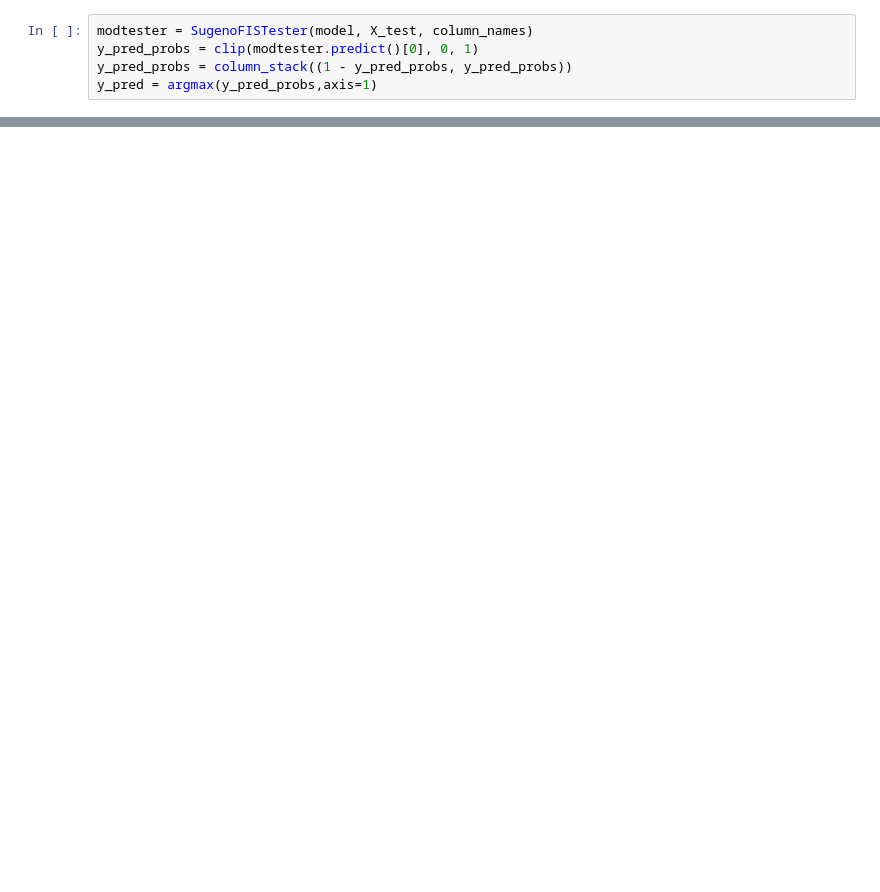
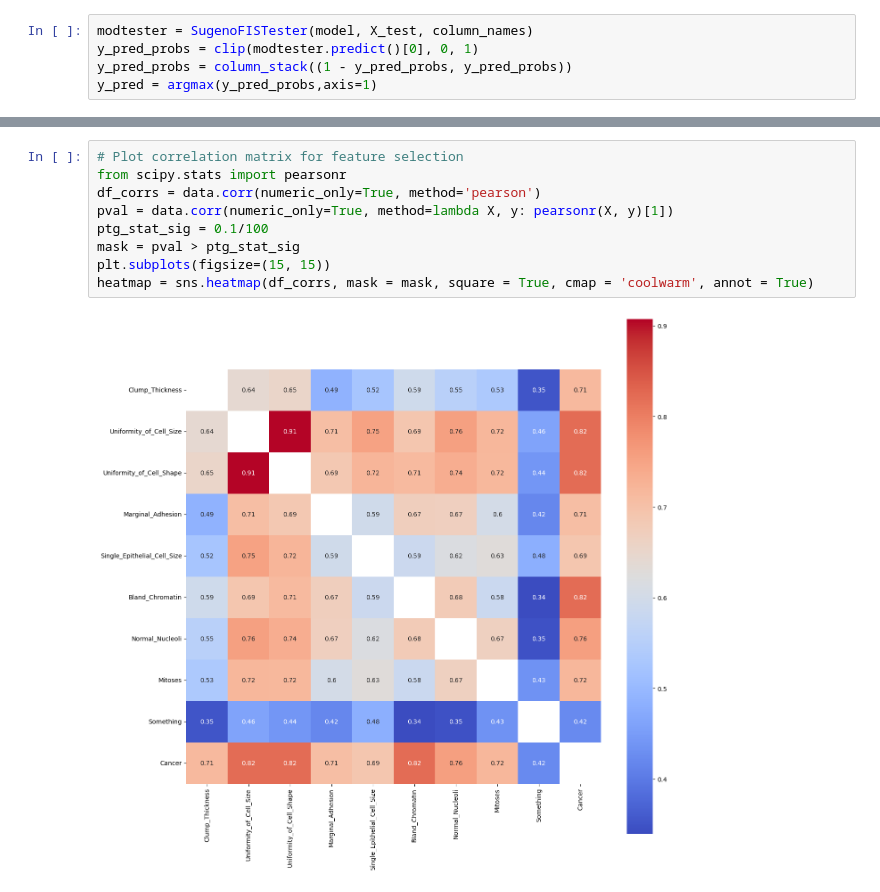
Before and after one commit to oseNATiO/First-Assignment_IntelligentSystems, a Jupyter notebook: first_assignment/data/ClassificationWisconsin.ipynb, the cells around one changed output, grey strips where cells are left out. Saved outputs shown, nothing was run; the diff lists cells and outputs as text; blank space fills up the shorter version.

Commit message:
Classification final version, includes new model and correlation matrix

```diff
--- a/first_assignment/data/ClassificationWisconsin.ipynb
+++ b/first_assignment/data/ClassificationWisconsin.ipynb
@@ -71,0 +74,11 @@ Kappa Score: 0.909
+# %%
+# Plot correlation matrix for feature selection
+from scipy.stats import pearsonr
+df_corrs = data.corr(numeric_only=True, method='pearson')
+pval = data.corr(numeric_only=True, method=lambda X, y: pearsonr(X, y)[1])
+ptg_stat_sig = 0.1/100
+mask = pval > ptg_stat_sig
+plt.subplots(figsize=(15, 15))
+heatmap = sns.heatmap(df_corrs, mask = mask, square = True, cmap = 'coolwarm', annot = True)
+# %% [output]
+[figure, added]
```
Also changed, not shown: parts of 10 cells of this notebook, 1 other file.
